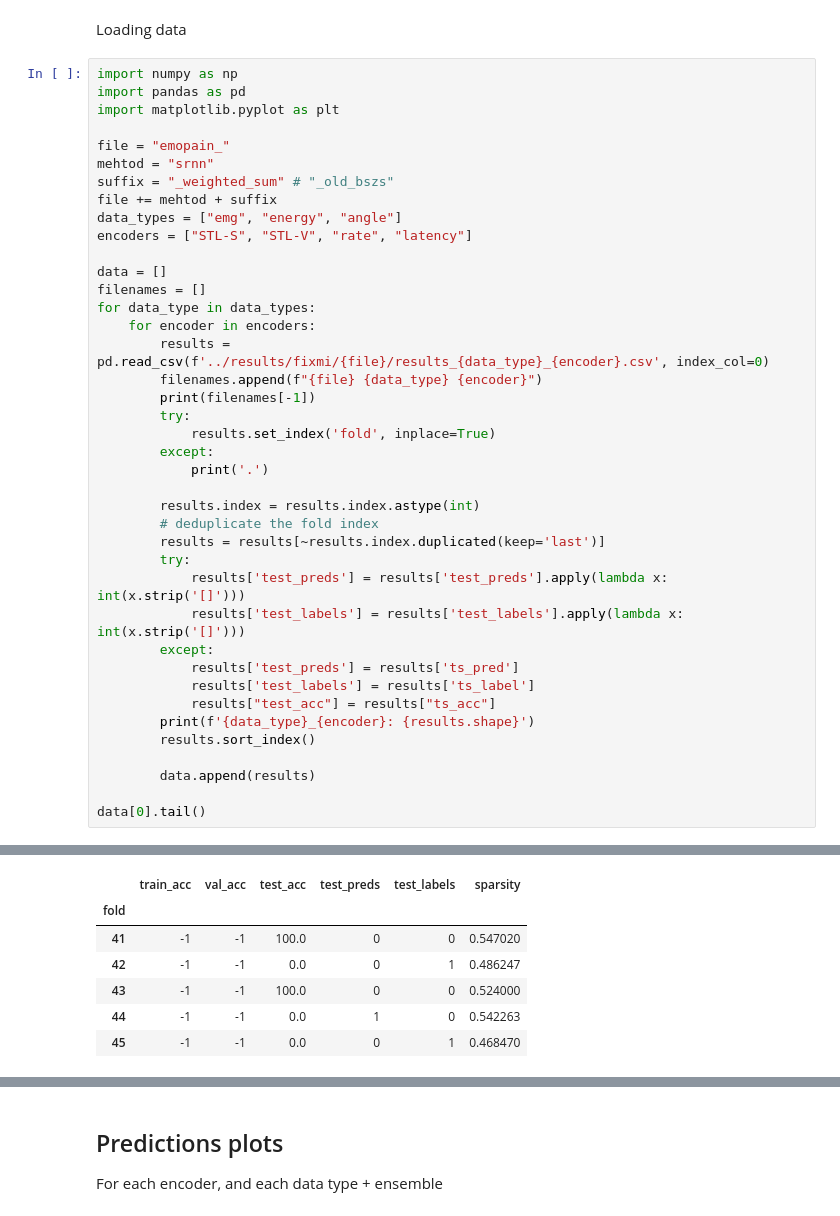
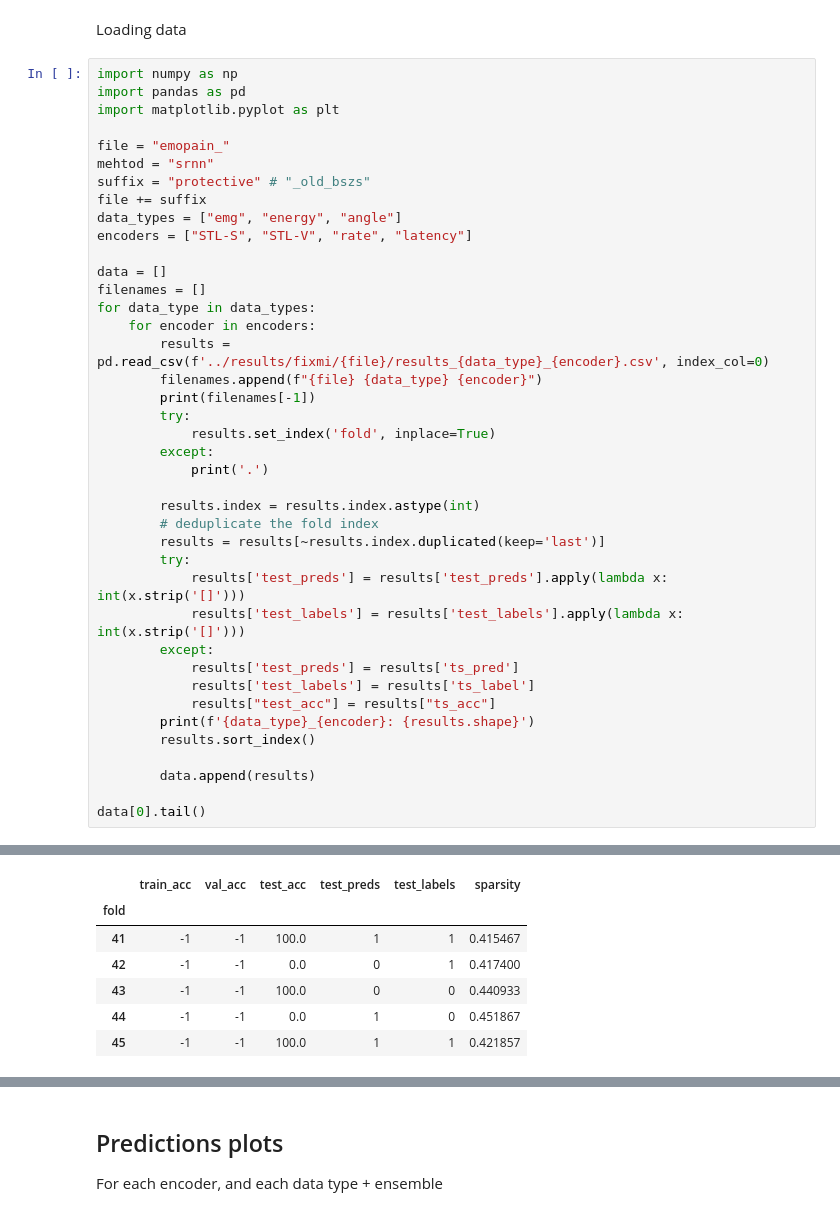
Before and after one commit to freek1/emopain-stl, a Jupyter notebook: analyze/results.ipynb, the cells around one changed output, grey strips where cells are left out. Drawn from its saved outputs; the diff is of its cells as text.

```diff
--- a/analyze/results.ipynb
+++ b/analyze/results.ipynb
@@ -11,8 +11,8 @@ import matplotlib.pyplot as plt
 
 file = "emopain_"
 mehtod = "srnn"
-suffix = "_weighted_sum" # "_old_bszs"
-file += mehtod + suffix
+suffix = "protective" # "_old_bszs"
+file += suffix
 data_types = ["emg", "energy", "angle"]
 encoders = ["STL-S", "STL-V", "rate", "latency"]
 
@@ -65,10 +65,10 @@ angle_latency: (46, 6)
 |  | train_acc | val_acc | test_acc | test_preds | test_labels | sparsity |
 | fold |  |  |  |  |  |  |
-| 41 | -1 | -1 | 100.0 | 0 | 0 | 0.547020 |
-| 42 | -1 | -1 | 0.0 | 0 | 1 | 0.486247 |
-| 43 | -1 | -1 | 100.0 | 0 | 0 | 0.524000 |
-| 44 | -1 | -1 | 0.0 | 1 | 0 | 0.542263 |
-| 45 | -1 | -1 | 0.0 | 0 | 1 | 0.468470 |
+| 41 | -1 | -1 | 100.0 | 1 | 1 | 0.415467 |
+| 42 | -1 | -1 | 0.0 | 0 | 1 | 0.417400 |
+| 43 | -1 | -1 | 100.0 | 0 | 0 | 0.440933 |
+| 44 | -1 | -1 | 0.0 | 1 | 0 | 0.451867 |
+| 45 | -1 | -1 | 100.0 | 1 | 1 | 0.421857 |
 # %%
 
 results_dict = {}
```
Also changed, not shown: parts of 3 cells of this notebook, 44 other files.
